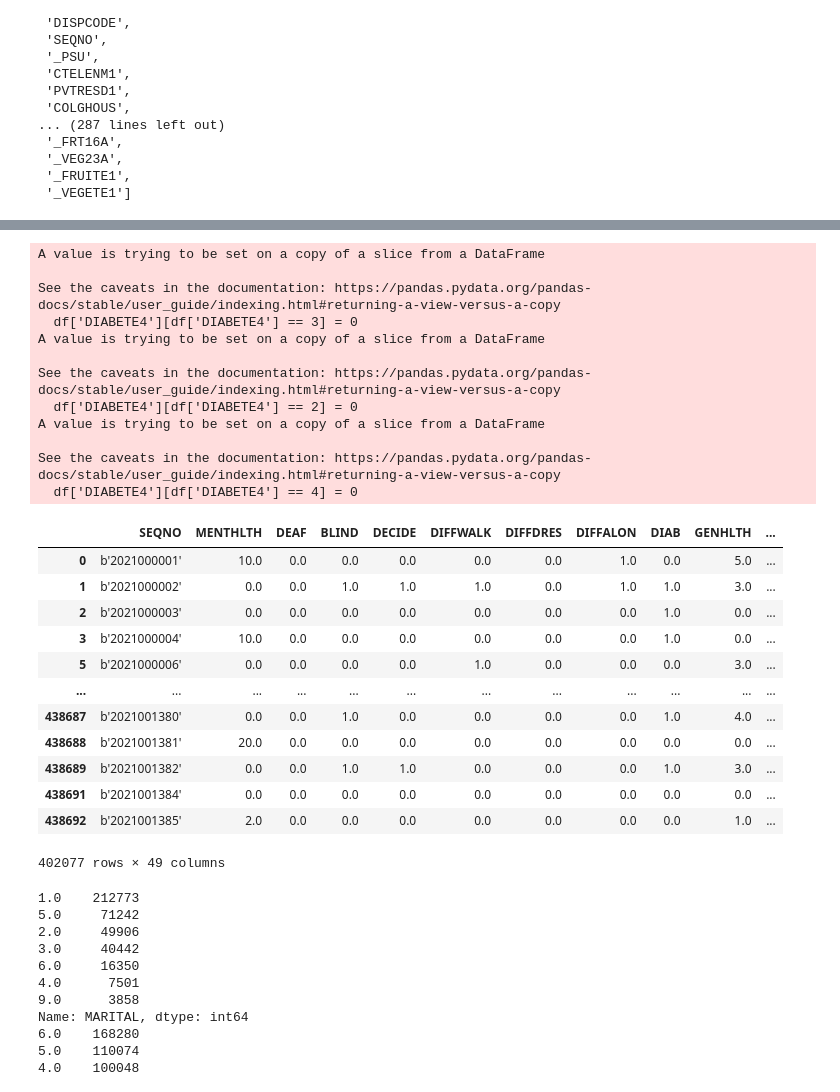
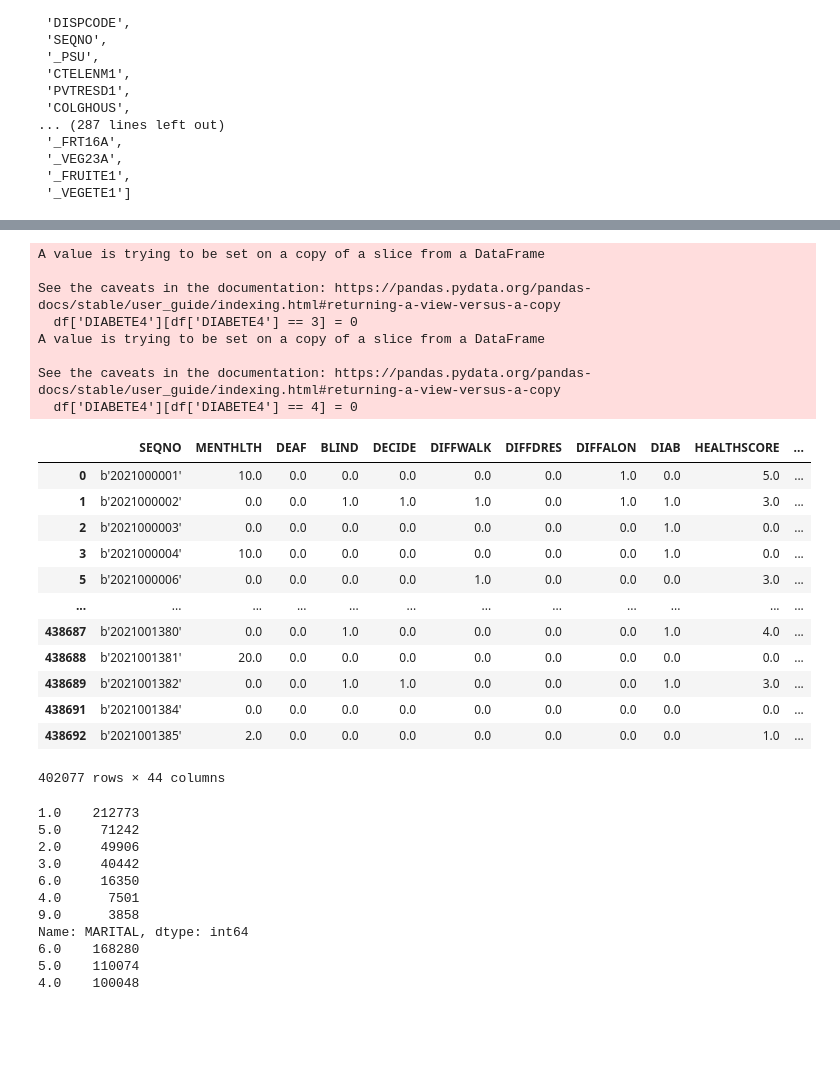
Before and after one commit to beauleblond/baddays, a Jupyter notebook: BRFSS_cleaning.ipynb, the cells around one changed output, grey strips where cells are left out. Saved outputs shown, nothing was run; the diff lists cells and outputs as text; code cells hidden in the pictures; blank space fills up the shorter version.

```diff
--- a/BRFSS_cleaning.ipynb
+++ b/BRFSS_cleaning.ipynb
@@ -20,6 +22,6 @@ df = pd.read_sas('BRFSS_data.XPT')
 # %%
 cols = []
-for i in df.columns:
+for i in BRFSS.columns:
     cols.append(i)
 # %%
 cols
@@ -45,8 +47,7 @@ cols
 cols_to_keep = ['SEQNO', 'MENTHLTH', 'DEAF', 'BLIND', 'DECIDE', 'DIFFWALK', 'DIFFDRES', 'DIFFALON', 'DIABETE4', 'GENHLTH',
                 'PHYSHLTH', 'BPHIGH6', 'CVDINFR4', 'CVDCRHD4', 'CVDSTRK3', 'ASTHMA3', 'CHCSCNCR', 'CHCOCNCR',
                 'CHCCOPD3', 'CHCKDNY2', 'HAVARTH5', 'MARITAL', 'EDUCA', 'RENTHOM1', 'VETERAN3', 'EMPLOY1', 'CHILDREN', 'INCOME3',
-                '_BMI5', 'SEXVAR', '_IMPRACE', '_AGEG5YR', 'SMOKE100', 'SMOKDAY2', 'USENOW3', 'ECIGNOW1', 'ALCDAY5',
-                'AVEDRNK3', 'DRNK3GE5', 'MAXDRNKS', 'FRENCHF1', 'MEDCOST1', 'FRUIT2', 'FRUITJU2', 'FVGREEN1', 'VEGETAB2', 'PRIMINSR',
-                'EXERANY2']
+                '_BMI5', 'SEXVAR', '_IMPRACE', '_AGEG5YR', '_RFSMOK3', '_CURECI1', '_DRNKWK1', 'POTADA1_', 'FTJUDA2_', 'FRUTDA2_',
+                'GRENDA1_', 'VEGEDA2_', 'MEDCOST1', 'PRIMINSR', 'EXERANY2']
 len(cols_to_keep)
 # %% [output]
@@ -54,5 +55,5 @@ len(cols_to_keep)
 # %%
-df = df[cols_to_keep]
+df = BRFSS[cols_to_keep].copy()
 # %%
 pd.set_option('display.max_columns', 52)
 df
@@ -259,3 +260,15 @@ See the caveats in the documentation: https://pandas.pydata.org/pandas-docs/stab
+# %%
+df = df.rename(columns = {'GENHLTH': 'HEALTHSCORE',
+                          'BPHIGH6': 'HIGHBP',
+                          'CVDINFR4': 'HEARTATTACK',
+                          'CVDCRHD4': 'HEARTDISEASE',
+                          'CVDSTRK3': 'STROKE',
+                          'ASTHMA3': 'ASTHMA',
+                          'CHCSCNCR': 'SKINCANCER',
+                          'CHCOCNCR': 'OTHERCANCER',
+                          'CHCCOPD3': 'LUNGISSUE',
+                          'CHCKDNY2': 'KIDNEYISSUE',
+                          'HAVARTH5': 'ATHRITIS'})
 # %%
 df['PHYSHLTH'][df['PHYSHLTH'] == 88] = 0
 df.drop(df[df['PHYSHLTH'] >= 31].index, inplace = True)
@@ -281,23 +294,18 @@ See the caveats in the documentation: https://pandas.pydata.org/pandas-docs/stab
 # %%
 df['DIABETE4'][df['DIABETE4'] == 3] = 0
-df['DIABETE4'][df['DIABETE4'] == 2] = 0
 df['DIABETE4'][df['DIABETE4'] == 4] = 0
 df = df.rename(columns = {'DIABETE4': 'DIAB'})
 df
 # %% [output]
 A value is trying to be set on a copy of a slice from a DataFrame
 
 See the caveats in the documentation: https://pandas.pydata.org/pandas-docs/stable/user_guide/indexing.html#returning-a-view-versus-a-copy
   df['DIABETE4'][df['DIABETE4'] == 3] = 0
 A value is trying to be set on a copy of a slice from a DataFrame
 
 See the caveats in the documentation: https://pandas.pydata.org/pandas-docs/stable/user_guide/indexing.html#returning-a-view-versus-a-copy
-  df['DIABETE4'][df['DIABETE4'] == 2] = 0
-A value is trying to be set on a copy of a slice from a DataFrame
-
-See the caveats in the documentation: https://pandas.pydata.org/pandas-docs/stable/user_guide/indexing.html#returning-a-view-versus-a-copy
   df['DIABETE4'][df['DIABETE4'] == 4] = 0
-|  | SEQNO | MENTHLTH | DEAF | BLIND | DECIDE | DIFFWALK | DIFFDRES | DIFFALON | DIAB | GENHLTH | ... |
+|  | SEQNO | MENTHLTH | DEAF | BLIND | DECIDE | DIFFWALK | DIFFDRES | DIFFALON | DIAB | HEALTHSCORE | ... |
 | 0 | b'2021000001' | 10.0 | 0.0 | 0.0 | 0.0 | 0.0 | 0.0 | 1.0 | 0.0 | 5.0 | ... |
 | 1 | b'2021000002' | 0.0 | 0.0 | 1.0 | 1.0 | 1.0 | 0.0 | 1.0 | 1.0 | 3.0 | ... |
 | 2 | b'2021000003' | 0.0 | 0.0 | 0.0 | 0.0 | 0.0 | 0.0 | 0.0 | 1.0 | 0.0 | ... |
@@ -309,7 +317,7 @@ See the caveats in the documentation: https://pandas.pydata.org/pandas-docs/stab
 | 438689 | b'2021001382' | 0.0 | 0.0 | 1.0 | 1.0 | 0.0 | 0.0 | 0.0 | 1.0 | 3.0 | ... |
 | 438691 | b'2021001384' | 0.0 | 0.0 | 0.0 | 0.0 | 0.0 | 0.0 | 0.0 | 0.0 | 0.0 | ... |
 | 438692 | b'2021001385' | 2.0 | 0.0 | 0.0 | 0.0 | 0.0 | 0.0 | 0.0 | 0.0 | 1.0 | ... |
-402077 rows × 49 columns
+402077 rows × 44 columns
 # %%
 demos = ['MARITAL', 'EDUCA', 'RENTHOM1', 'VETERAN3', 'EMPLOY1', 'CHILDREN', 'INCOME3',
          '_BMI5', 'SEXVAR', '_IMPRACE', '_AGEG5YR']
```
Also changed, not shown: parts of 33 cells of this notebook.
